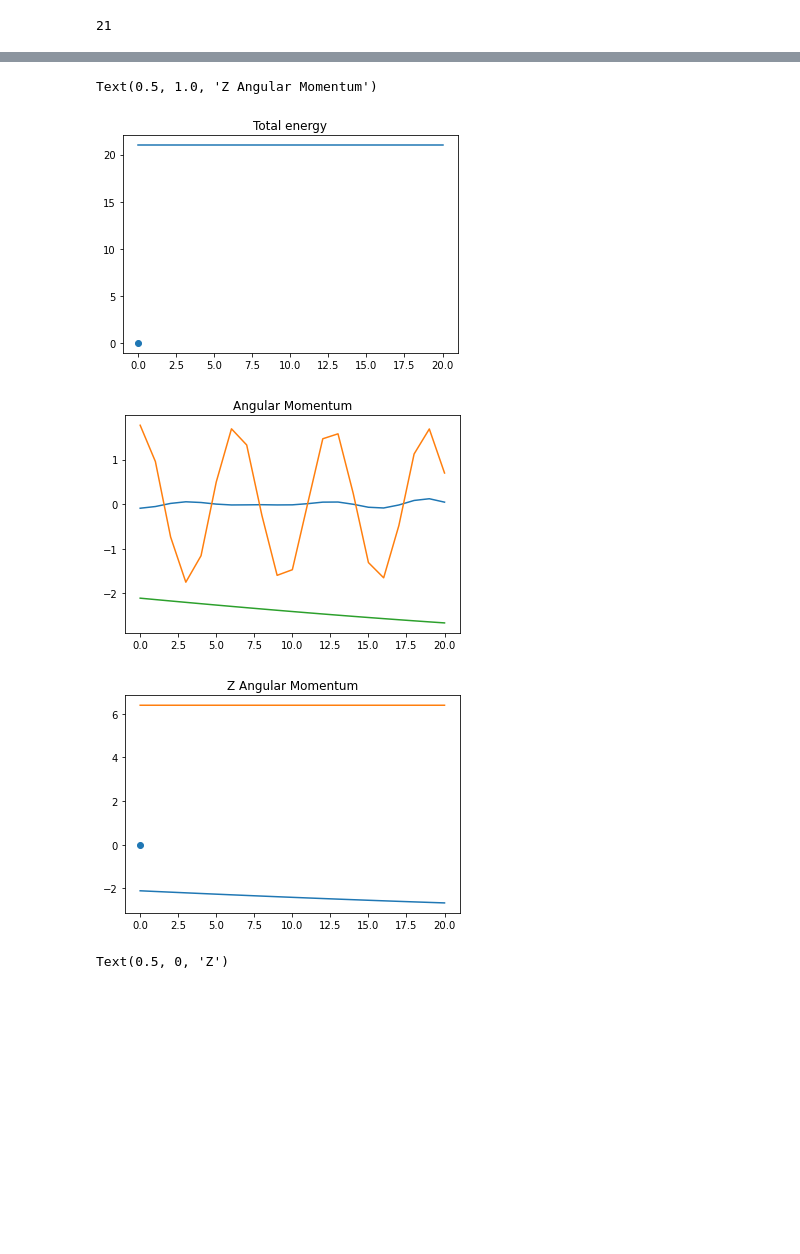
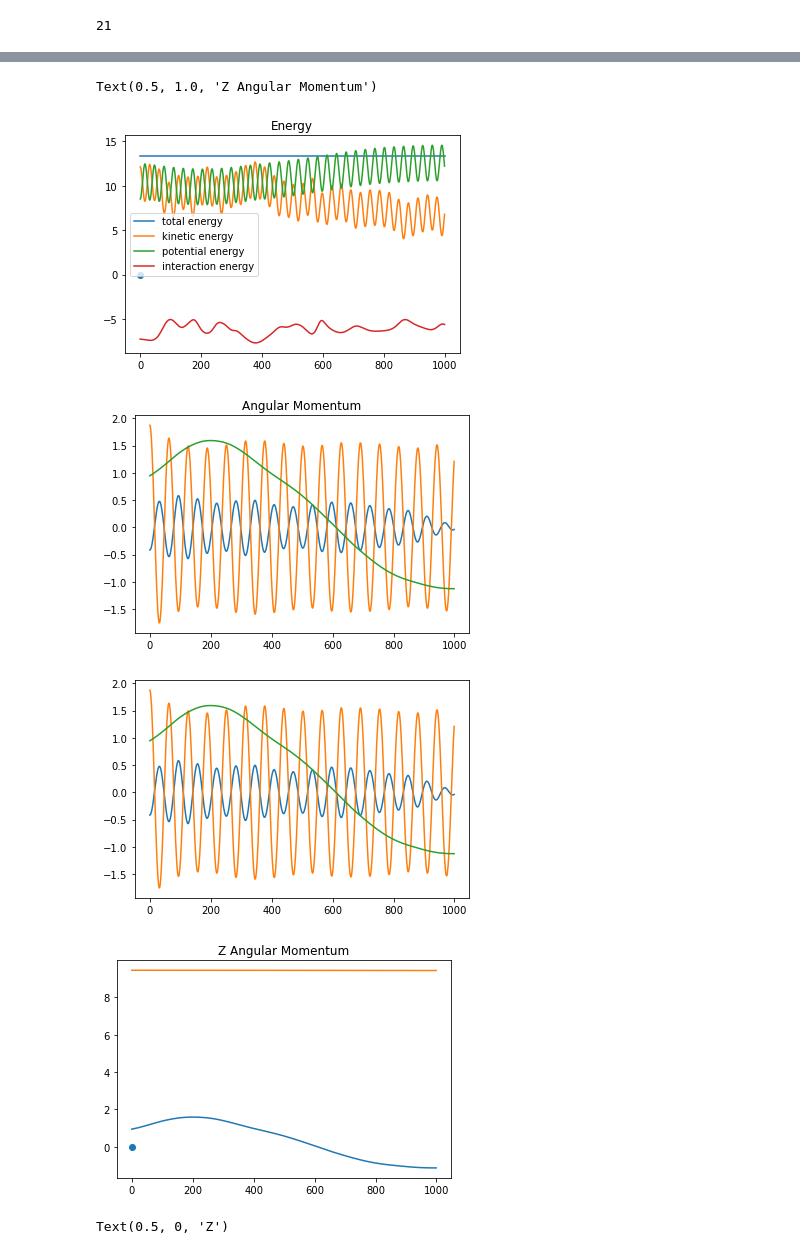
Before and after one commit to ashmat98/LJ-magnetic, a Jupyter notebook: Simulate test.ipynb, the cells around one changed output, grey strips where cells are left out. Saved outputs shown, nothing was run; the diff lists cells and outputs as text; code cells hidden in the pictures; blank space fills up the shorter version.

```diff
--- a/Simulate test.ipynb
+++ b/Simulate test.ipynb
@@ -17,8 +17,9 @@ params = {
     "sigma":0.4,
     "sigma_grid":0.5,
     "position_random_shift_percentage": 0.0/100,
-    "epsilon":0.0,
-    "planar": False
+    "epsilon":1.0,
+    "planar": False,
+    "zero_momentum": True
 }
 e = params["eccentricity"]
 params.update({
@@ -38,7 +39,7 @@ sim.particle_number()
 # %%
 # history = sim.to_array(sim.simulate(1, dt=1e-5, algorithm="EULER"))
 # history = sim.to_array(sim.simulate(1, dt=1e-5, algorithm="RK"))
-history = sim.to_array(sim.simulate(0.2, dt=1e-5, algorithm="VERLET"))
+history = sim.to_array(sim.simulate(1, dt=1e-5, record_interval=1e-3, algorithm="VERLET"))
 # %%
 plt.plot(history["L"][:,2,:]);
 # %% [output]
@@ -46,21 +47,31 @@ plt.plot(history["L"][:,2,:]);
 # %%
 plt.figure()
-plt.plot(np.sum(history["KE"] + history["PE"] + 0.5*history["IE"], axis=1))
+plt.plot(np.sum(history["KE"] + history["PE"] + 0.5*history["IE"], axis=1), label="total energy")
+plt.plot(np.sum(history["KE"], axis=1), label="kinetic energy")
+plt.plot(np.sum(history["PE"], axis=1), label="potential energy")
+plt.plot(0.5 * np.sum(history["IE"], axis=1), label="interaction energy")
 plt.scatter(0,0)
-plt.title("Total energy")
+plt.legend()
+plt.title("Energy")
+
 plt.figure()
 plt.plot(np.sum(history["L"], axis=2))
 plt.title("Angular Momentum")
+
+plt.figure()
+plt.plot(np.sum(history["L"], axis=2))
+
 plt.figure()
 plt.plot(np.sum(history["L"][:,2], axis=1))
 plt.plot(np.sum(history["L"][:,2] + history["BInertia"], axis=1))
 plt.scatter(0,0)
 plt.title("Z Angular Momentum")
 # %% [output]
 Text(0.5, 1.0, 'Z Angular Momentum')
-[figure, old version]
+[figure, new version]
-[figure, old version]
+[figure, new version]
-[figure, old version]
+[figure, new version]
+[figure, added]
 # %%
 fig = plt.figure()
 # ax = fig.gca(projection='3d')
```
Also changed, not shown: parts of 1 cell of this notebook, 2 other files.
